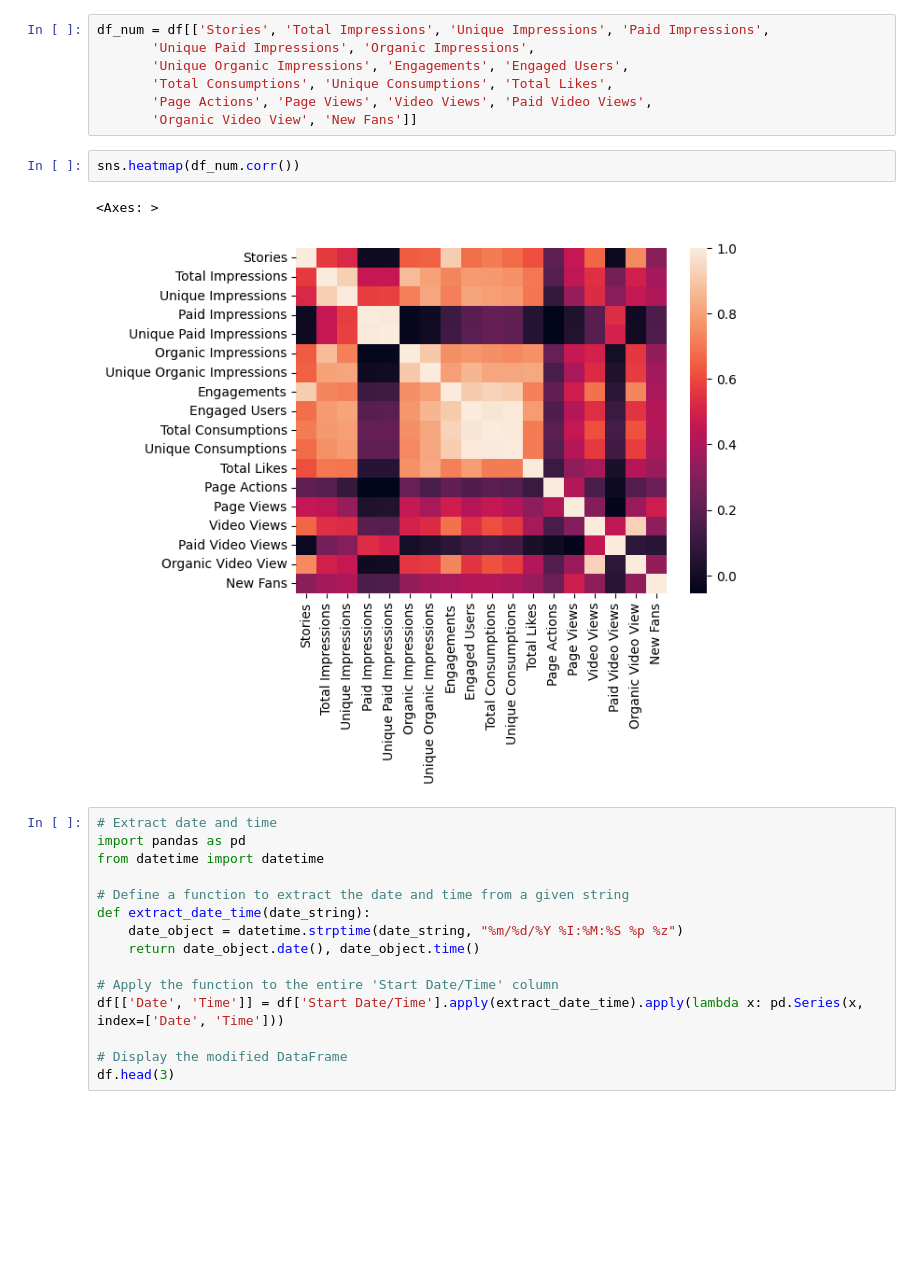
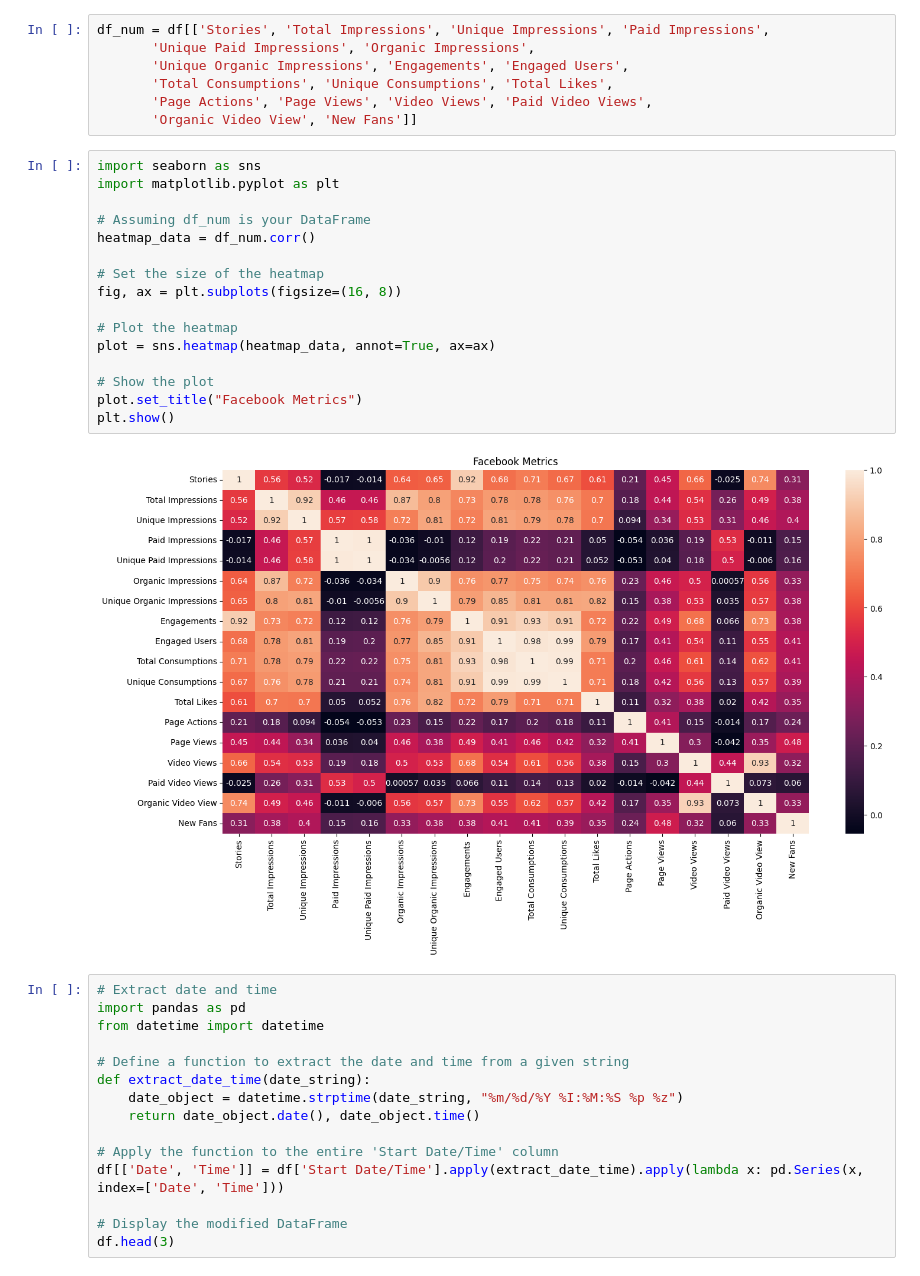
Before and after one commit to csbuan/DataScienceProjects, a Jupyter notebook: bootcamp/analysis.ipynb, the cells around one changed output. Saved outputs shown, nothing was run; the diff lists cells and outputs as text; blank space fills up the shorter version.

```diff
--- a/bootcamp/analysis.ipynb
+++ b/bootcamp/analysis.ipynb
@@ -129,11 +129,24 @@ df_num = df[['Stories', 'Total Impressions', 'Unique Impressions', 'Paid Impress
        'Total Consumptions', 'Unique Consumptions', 'Total Likes',
        'Page Actions', 'Page Views', 'Video Views', 'Paid Video Views',
        'Organic Video View', 'New Fans']]
-# %%
-sns.heatmap(df_num.corr())
-# %% [output]
-<Axes: >
-[figure, removed]
+# %%
+import seaborn as sns
+import matplotlib.pyplot as plt
+
+# Assuming df_num is your DataFrame
+heatmap_data = df_num.corr()
+
+# Set the size of the heatmap
+fig, ax = plt.subplots(figsize=(16, 8))
+
+# Plot the heatmap
+plot = sns.heatmap(heatmap_data, annot=True, ax=ax)
+
+# Show the plot
+plot.set_title("Facebook Metrics")
+plt.show()
+# %% [output]
+[figure, added]
 # %%
 # Extract date and time
 import pandas as pd
```
Also changed, not shown: parts of 3 cells of this notebook, 17 other files.
